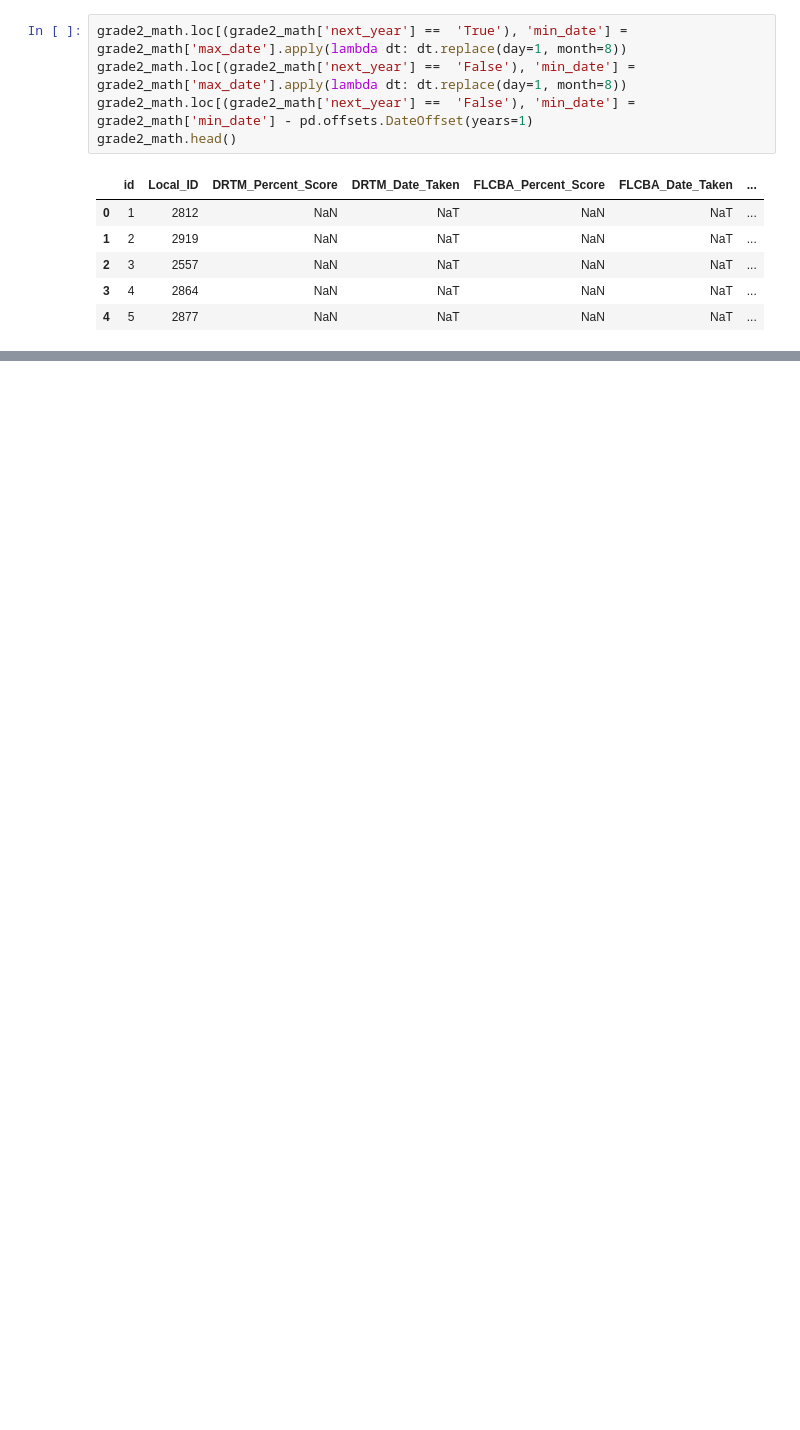
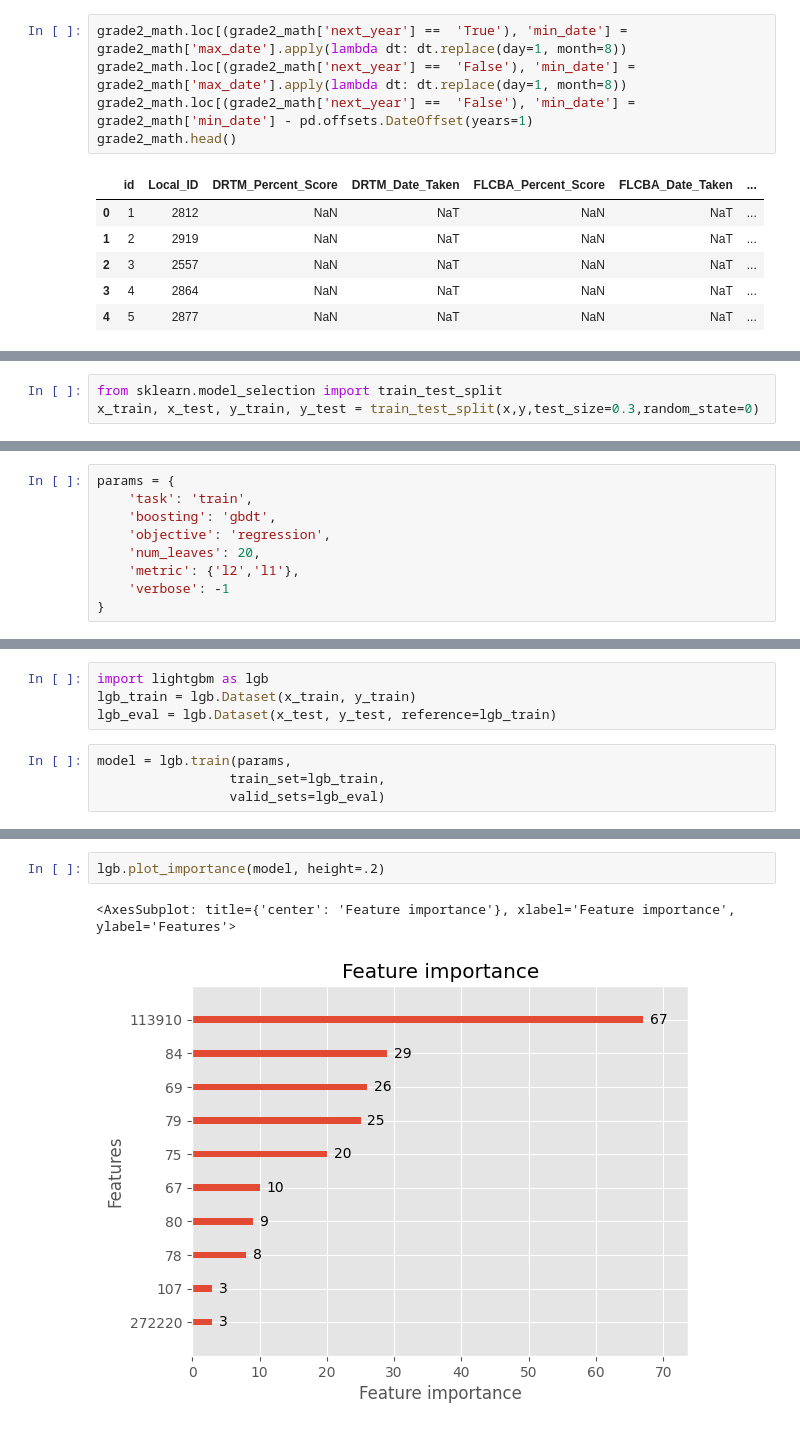
Before and after one commit to HaydenLaBrie/test_prediction, a Jupyter notebook: main.ipynb, the cells around one changed output, grey strips where cells are left out. Saved outputs shown, nothing was run; the diff lists cells and outputs as text; blank space fills up the shorter version.

```diff
--- a/main.ipynb
+++ b/main.ipynb
@@ -267,0 +367,3 @@ table.head()
+# %%
+from sklearn.model_selection import train_test_split
+x_train, x_test, y_train, y_test = train_test_split(x,y,test_size=0.3,random_state=0)
@@ -267,0 +390,9 @@ table.head()
+# %%
+params = {
+    'task': 'train',
+    'boosting': 'gbdt',
+    'objective': 'regression',
+    'num_leaves': 20,
+    'metric': {'l2','l1'},
+    'verbose': -1
+}
@@ -267,0 +408,8 @@ table.head()
+# %%
+import lightgbm as lgb
+lgb_train = lgb.Dataset(x_train, y_train)
+lgb_eval = lgb.Dataset(x_test, y_test, reference=lgb_train)
+# %%
+model = lgb.train(params,
+                 train_set=lgb_train,
+                 valid_sets=lgb_eval)
@@ -267,0 +441,5 @@ table.head()
+# %%
+lgb.plot_importance(model, height=.2)
+# %% [output]
+<AxesSubplot: title={'center': 'Feature importance'}, xlabel='Feature importance', ylabel='Features'>
+[figure, added]
```
Also changed, not shown: parts of 17 cells of this notebook.
